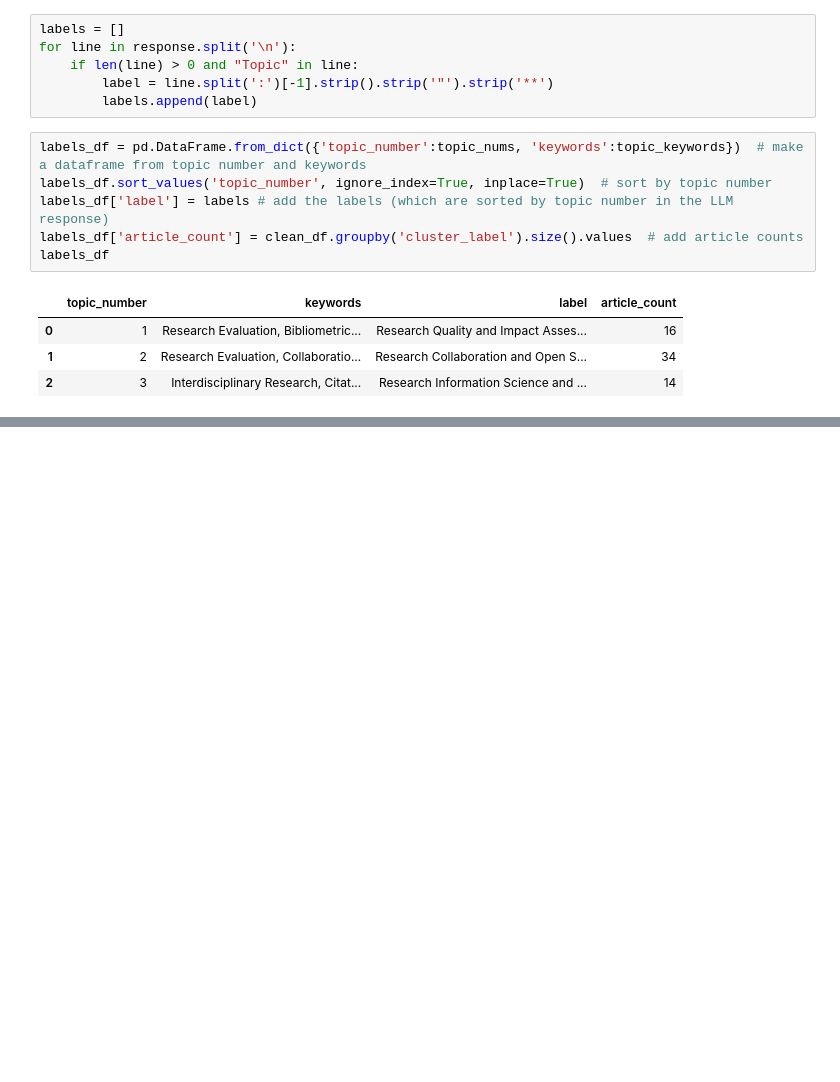
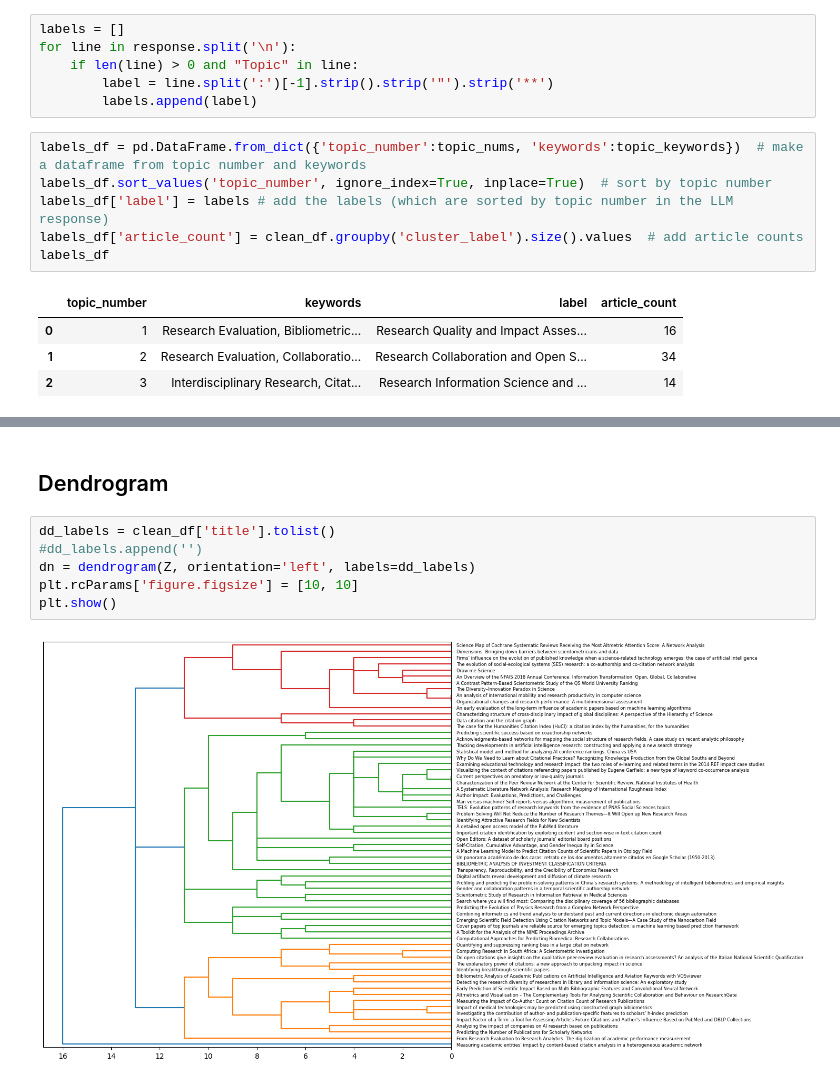
Before and after one commit to aot29/topic_network_graphs, a Jupyter notebook: 02_HClustering.ipynb, the cells around one changed output, grey strips where cells are left out. Drawn from its saved outputs; the diff is of its cells as text; blank space fills up the shorter version.

Commit message:
Added labels to dendrogram

```diff
--- a/02_HClustering.ipynb
+++ b/02_HClustering.ipynb
@@ -284,3 +285,13 @@ for topic_number in labels_df['topic_number']:
     Christian Herzog|Daniel Hook|Stacy Konkiel(2020). Quantitative Science Studies.Dimensions: Bringing down barriers between scientometricians and data. https://doi.org/10.1162/qss_a_00020.
     Peter Buneman|Dennis Dosso|Matteo Lissandrini|Gianmaria Silvello(2021). Quantitative Science Studies.Data citation and the citation graph. https://doi.org/10.1162/qss_a_00166.
     David Chavalarias|Quentin Lobbé|Alexandre Delanoë(2021). Scientometrics.Draw me Science. https://doi.org/10.1007/s11192-021-04186-5.
+# %% [markdown]
+## Dendrogram
+# %%
+dd_labels = clean_df['title'].tolist()
+#dd_labels.append('')
+dn = dendrogram(Z, orientation='left', labels=dd_labels)
+plt.rcParams['figure.figsize'] = [10, 10]
+plt.show()
+# %% [output]
+[figure, added]
```
Also changed, not shown: parts of 3 cells of this notebook.
